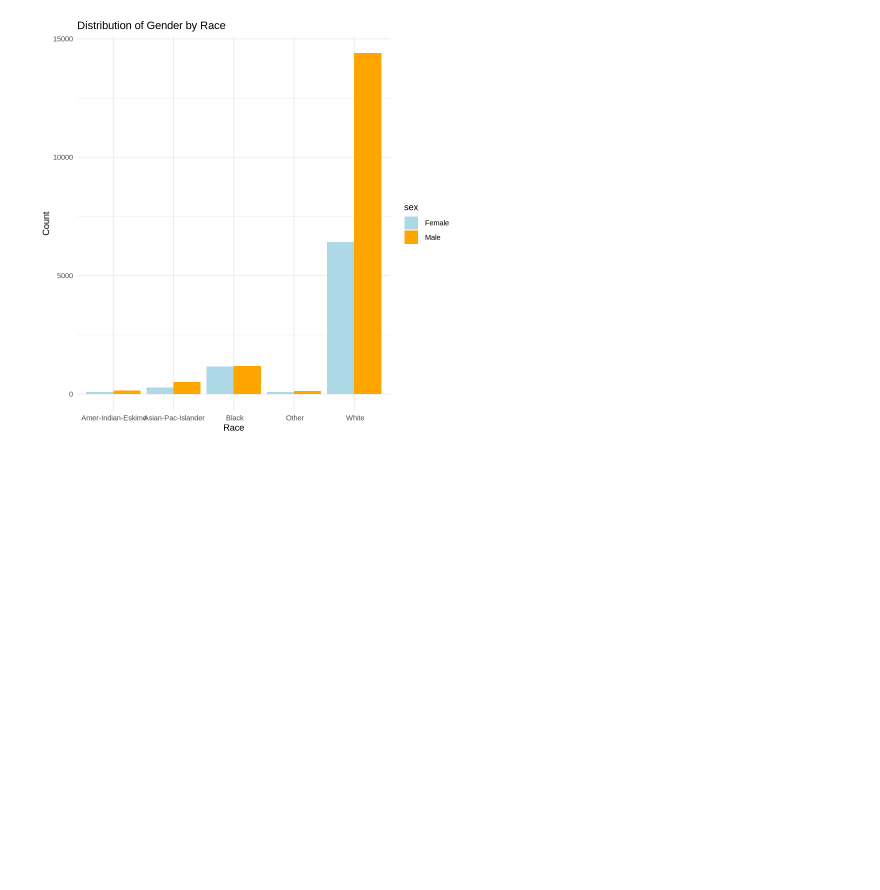
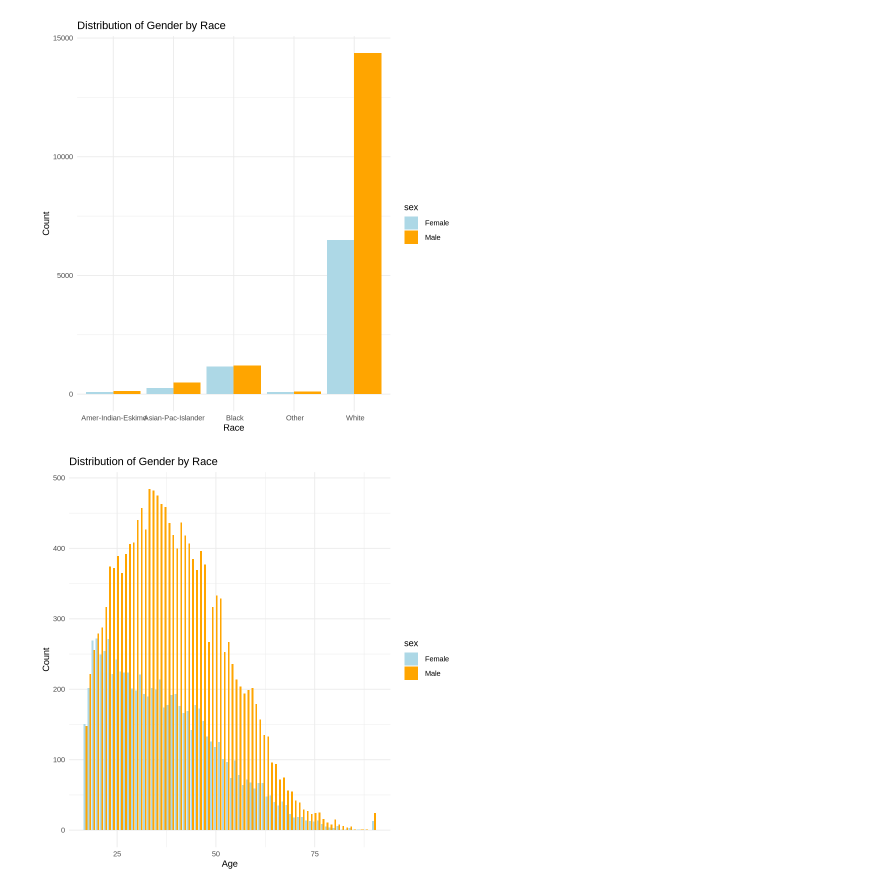
Before and after one commit to Shiva-Chandnani/GROUP_PROJECT, a Jupyter notebook: main.ipynb, the cells around one changed output. Saved outputs shown, nothing was run; the diff lists cells and outputs as text; code cells hidden in the pictures; blank space fills up the shorter version.

```diff
--- a/main.ipynb
+++ b/main.ipynb
@@ -34,5 +40,5 @@ Creating test and train splits
 # %%
 # Create test and train splits
-adult_split = initial_split(adult_df, prop = 0.75, strata = income)
-adult_training = training(adult_split)
-adult_testing = testing(adult_split)
+census_split = initial_split(census_data, prop = 0.75, strata = income)
+census_training = training(census_split)
+census_testing = testing(census_split)
@@ -121,3 +123,16 @@ gener_by_race_plot <- ggplot(adult_training, aes(x = race, fill = sex)) +
 gener_by_race_plot
 # %% [output]
 [figure]
+# %%
+# Create a bar plot to identify distribution of ager by gender in our dataset
+gener_by_age_plot <- ggplot(census_training, aes(x = age, fill = sex)) +
+  geom_bar(position = "dodge", stat = "count") +
+  labs(title = "Distribution of Gender by Race",
+       x = "Age",
+       y = "Count") +
+  scale_fill_manual(values = c("lightblue", "orange")) +
+  theme_minimal()
+
+gener_by_age_plot
+# %% [output]
+[figure, added]
```
Also changed, not shown: parts of 10 cells of this notebook.
